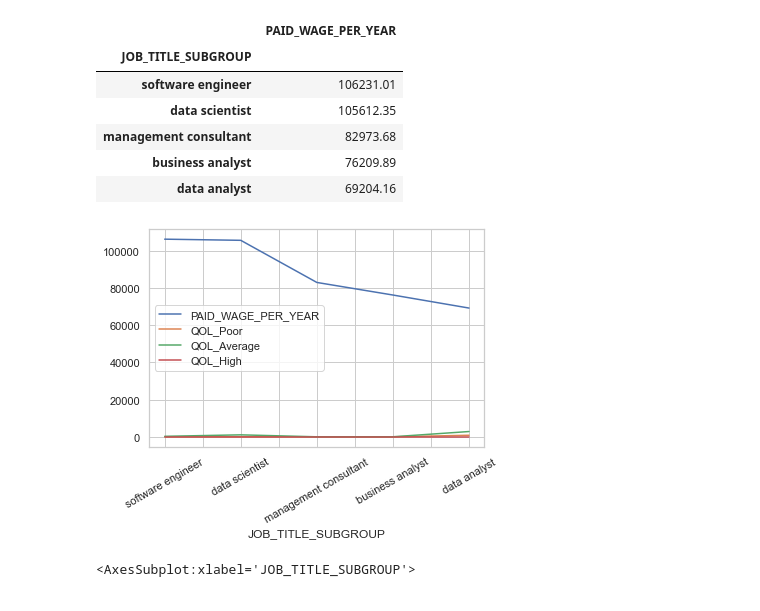
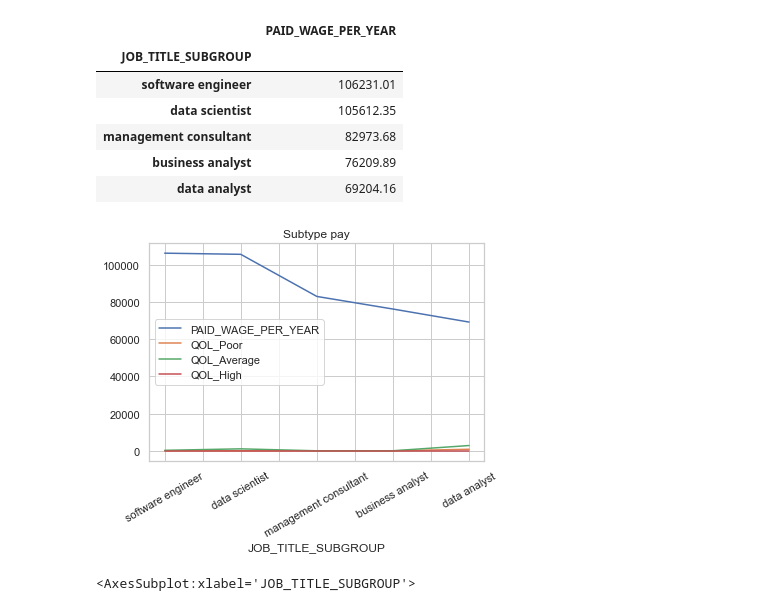
Before and after one commit to Skahlon7/DS311-Group-Project, a Jupyter notebook: Job_Analysis_Nytina_visuals.ipynb, the cells around one changed output. Saved outputs shown, nothing was run; the diff lists cells and outputs as text; code cells hidden in the pictures.

Commit message:
title

```diff
--- a/Job_Analysis_Nytina_visuals.ipynb
+++ b/Job_Analysis_Nytina_visuals.ipynb
@@ -366,10 +366,11 @@ data_df_sub1
 # %%
 #plot for question 1
 data_df_sub1.plot()
 plt.xticks(rotation =30 )
+plt.title('Subtype pay')
 plt.show()
 # %% [output]
-[figure, old version]
+[figure, new version]
 # %%
 #barplot for question 1
 data_df_sub1.plot.bar()
```
